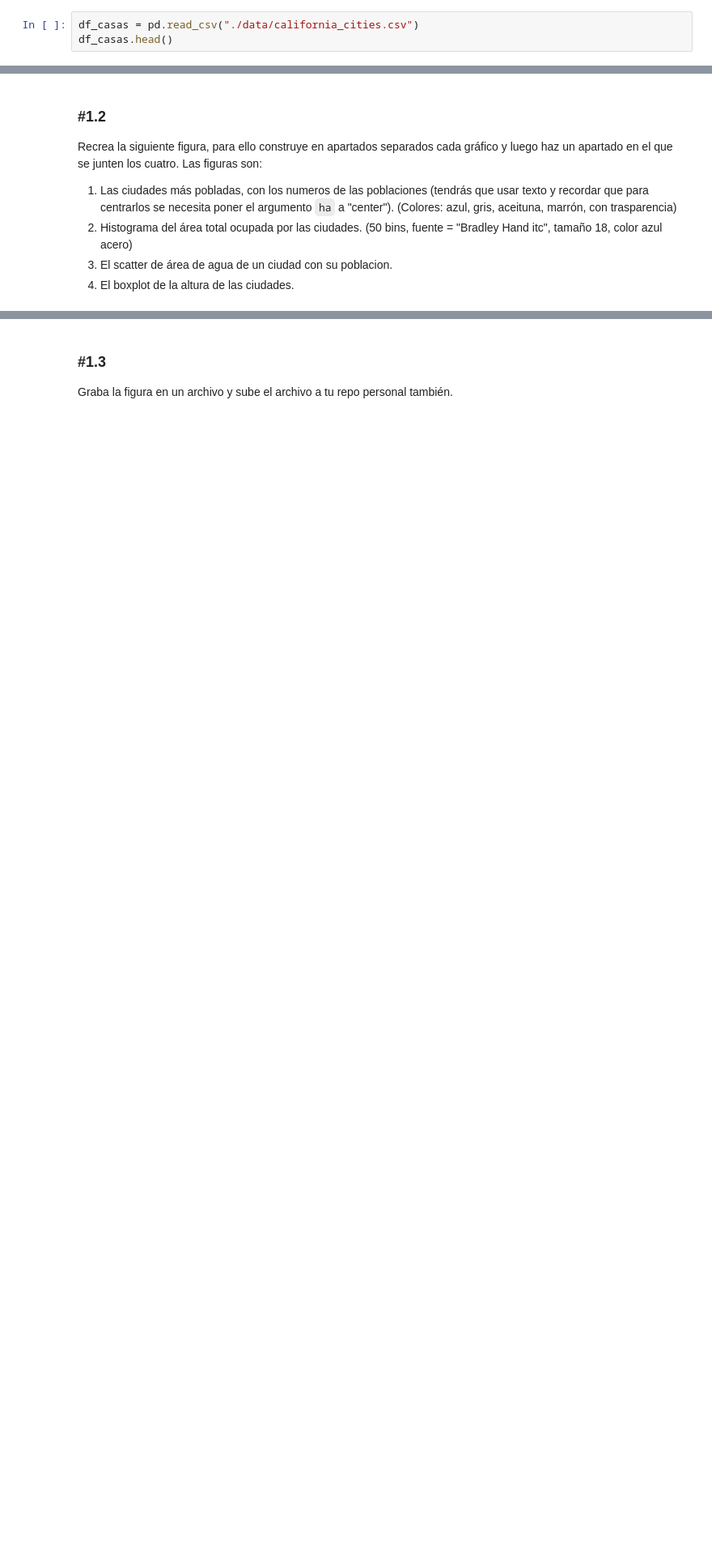
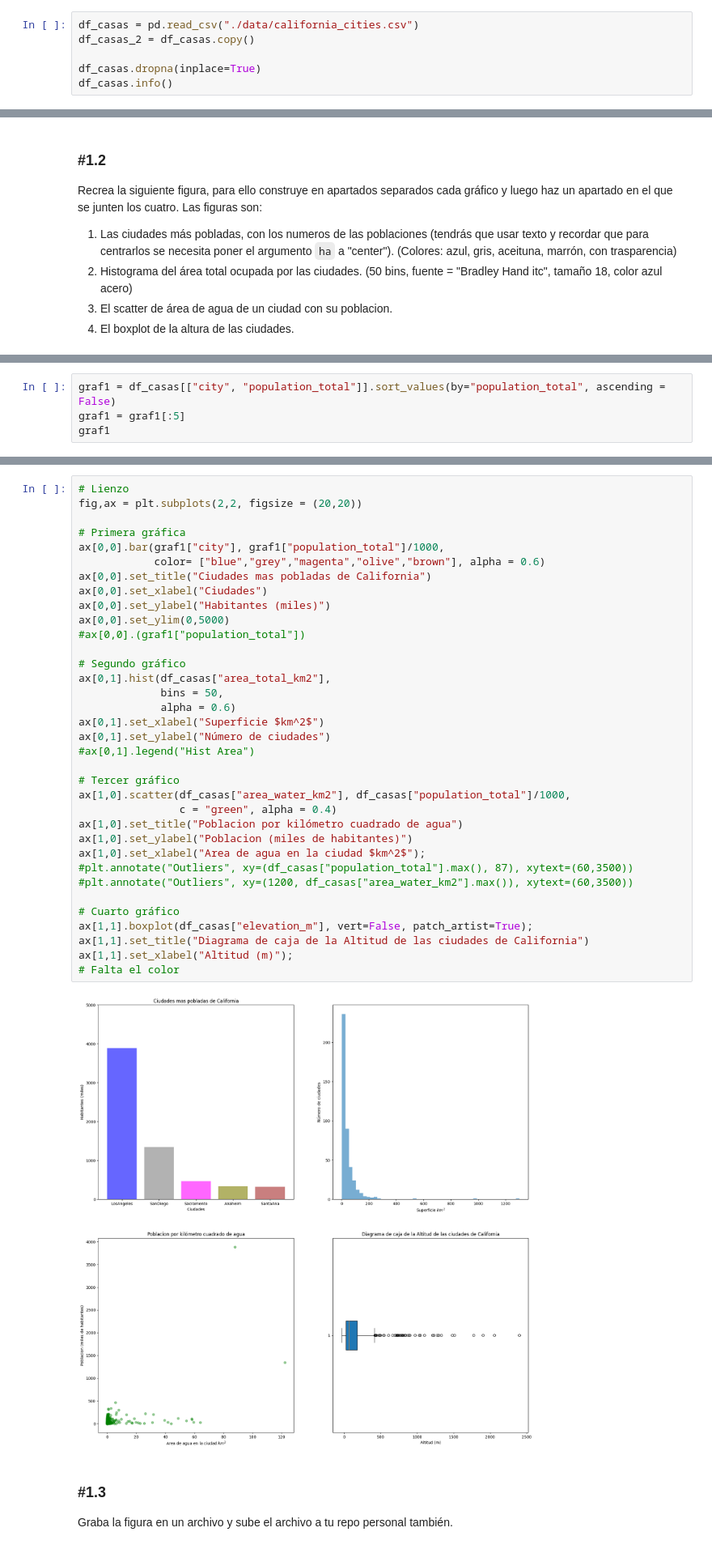
Before and after one commit to AnnaValsells/ONLINE_DS_THEBRIDGE_AVT, a Jupyter notebook: AVT_Exercises/Sprint_8/Unidad_01/Practica_Obligatoria/18_Practica_Obligatoria_Visualizacion_Basica.ipynb, the cells around one changed output, grey strips where cells are left out. Shown at 81% size. Drawn from its saved outputs; the diff is of its cells as text; blank space fills up the shorter version.

```diff
--- a/AVT_Exercises/Sprint_8/Unidad_01/Practica_Obligatoria/18_Practica_Obligatoria_Visualizacion_Basica.ipynb
+++ b/AVT_Exercises/Sprint_8/Unidad_01/Practica_Obligatoria/18_Practica_Obligatoria_Visualizacion_Basica.ipynb
@@ -24,5 +24,8 @@ import seaborn as sns
 Carga el dataset de casas de California que está en la ruta "./data/california_cities.csv". Muestra parte de su contenido y su descripción. Deshazte de las filas con nulos.
 # %%
 df_casas = pd.read_csv("./data/california_cities.csv")
-df_casas.head()
+df_casas_2 = df_casas.copy()
+
+df_casas.dropna(inplace=True)
+df_casas.info()
 # %% [output]
@@ -42,3 +56,7 @@ Recrea la siguiente figura, para ello construye en apartados separados cada grá
 4. El boxplot de la altura de las ciudades.
 # %% [markdown]
 ![figura_ejempo.png](attachment:figura_ejempo.png)
+# %%
+graf1 = df_casas[["city", "population_total"]].sort_values(by="population_total", ascending = False)
+graf1 = graf1[:5]
+graf1
@@ -45,3 +80,40 @@ Recrea la siguiente figura, para ello construye en apartados separados cada grá
+# %%
+# Lienzo
+fig,ax = plt.subplots(2,2, figsize = (20,20))
+
+# Primera gráfica
+ax[0,0].bar(graf1["city"], graf1["population_total"]/1000,
+            color= ["blue","grey","magenta","olive","brown"], alpha = 0.6)
+ax[0,0].set_title("Ciudades mas pobladas de California")
+ax[0,0].set_xlabel("Ciudades")
+ax[0,0].set_ylabel("Habitantes (miles)")
+ax[0,0].set_ylim(0,5000)
+#ax[0,0].(graf1["population_total"])
+
+# Segundo gráfico
+ax[0,1].hist(df_casas["area_total_km2"],
+             bins = 50,
+             alpha = 0.6)
+ax[0,1].set_xlabel("Superficie $km^2$")
+ax[0,1].set_ylabel("Número de ciudades")
+#ax[0,1].legend("Hist Area")
+
+# Tercer gráfico
+ax[1,0].scatter(df_casas["area_water_km2"], df_casas["population_total"]/1000,
+                c = "green", alpha = 0.4)
+ax[1,0].set_title("Poblacion por kilómetro cuadrado de agua")
+ax[1,0].set_ylabel("Poblacion (miles de habitantes)")
+ax[1,0].set_xlabel("Area de agua en la ciudad $km^2$");
+#plt.annotate("Outliers", xy=(df_casas["population_total"].max(), 87), xytext=(60,3500))
+#plt.annotate("Outliers", xy=(1200, df_casas["area_water_km2"].max()), xytext=(60,3500))
+
+# Cuarto gráfico
+ax[1,1].boxplot(df_casas["elevation_m"], vert=False, patch_artist=True);
+ax[1,1].set_title("Diagrama de caja de la Altitud de las ciudades de California")
+ax[1,1].set_xlabel("Altitud (m)");
+# Falta el color
+# %% [output]
+[figure, added]
 # %% [markdown]
 ### #1.3
 
```
Also changed, not shown: parts of 4 cells of this notebook, 2 other files.
